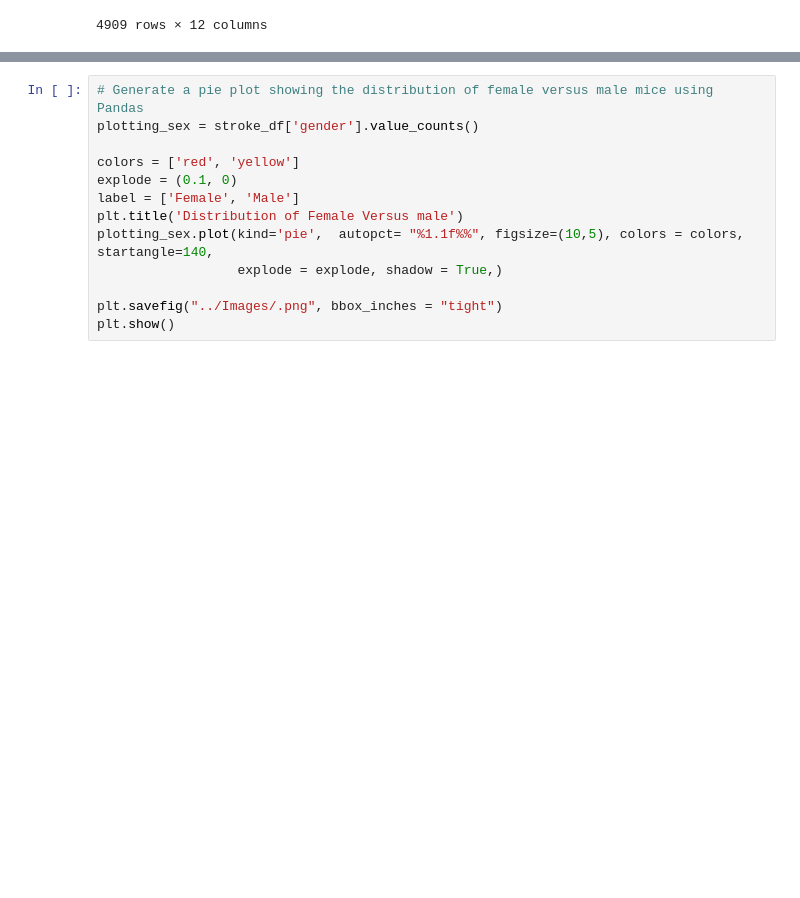
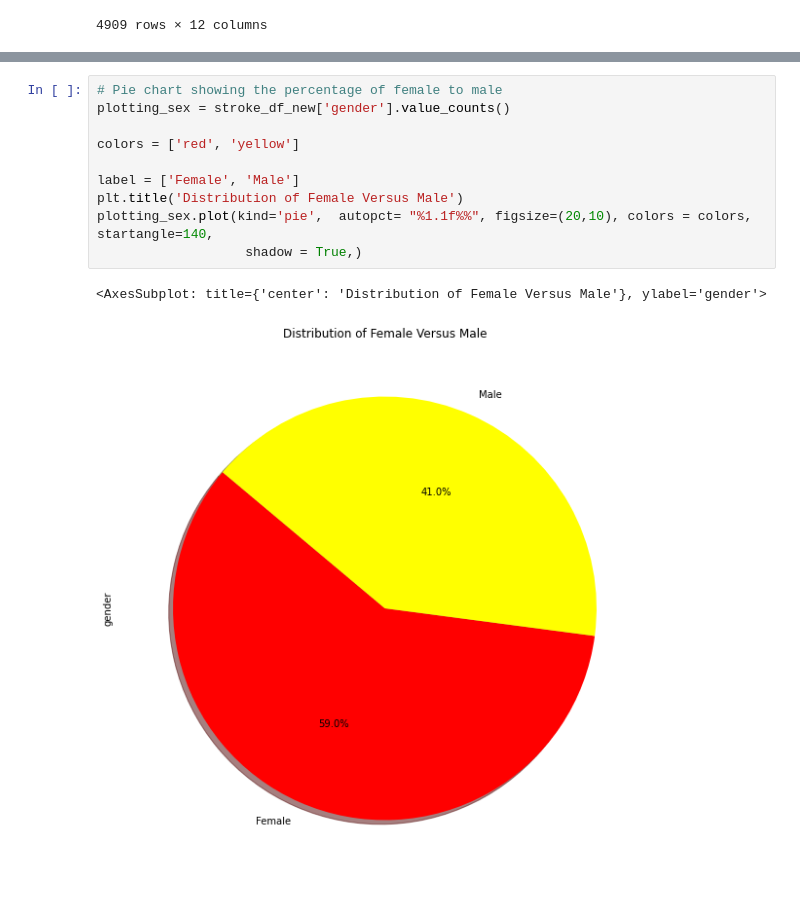
Before and after one commit to ruchisharma19/Project-4-Data-Doctors, a Jupyter notebook: Untitled.ipynb, the cells around one changed output, grey strips where cells are left out. Cells and saved outputs as stored; diff of their text form; blank space fills up the shorter version.

Commit message:
etl and visualization added

```diff
--- a/Untitled.ipynb
+++ b/Untitled.ipynb
@@ -85,13 +124,13 @@ stroke_df
 # %%
-# Generate a pie plot showing the distribution of female versus male mice using Pandas
-plotting_sex = stroke_df['gender'].value_counts()
+# Pie chart showing the percentage of female to male
+plotting_sex = stroke_df_new['gender'].value_counts()
 
 colors = ['red', 'yellow']
-explode = (0.1, 0)
+
 label = ['Female', 'Male']
-plt.title('Distribution of Female Versus male')
-plotting_sex.plot(kind='pie',  autopct= "%1.1f%%", figsize=(10,5), colors = colors, startangle=140,
-                  explode = explode, shadow = True,)
-
-plt.savefig("../Images/.png", bbox_inches = "tight")
-plt.show()
+plt.title('Distribution of Female Versus Male')
+plotting_sex.plot(kind='pie',  autopct= "%1.1f%%", figsize=(20,10), colors = colors, startangle=140,
+                   shadow = True,)
+# %% [output]
+<AxesSubplot: title={'center': 'Distribution of Female Versus Male'}, ylabel='gender'>
+[figure, added]
```
Also changed, not shown: parts of 10 cells of this notebook, 5 other files.
